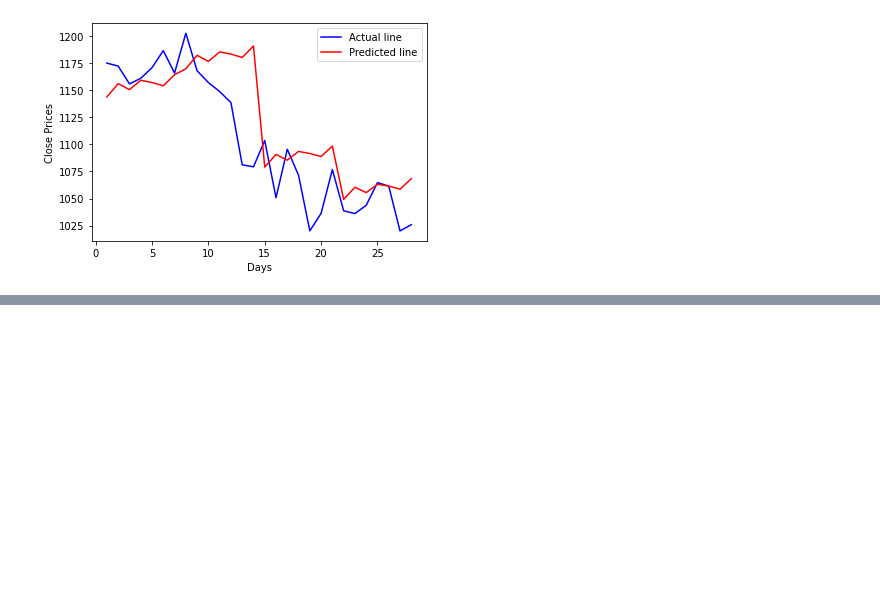
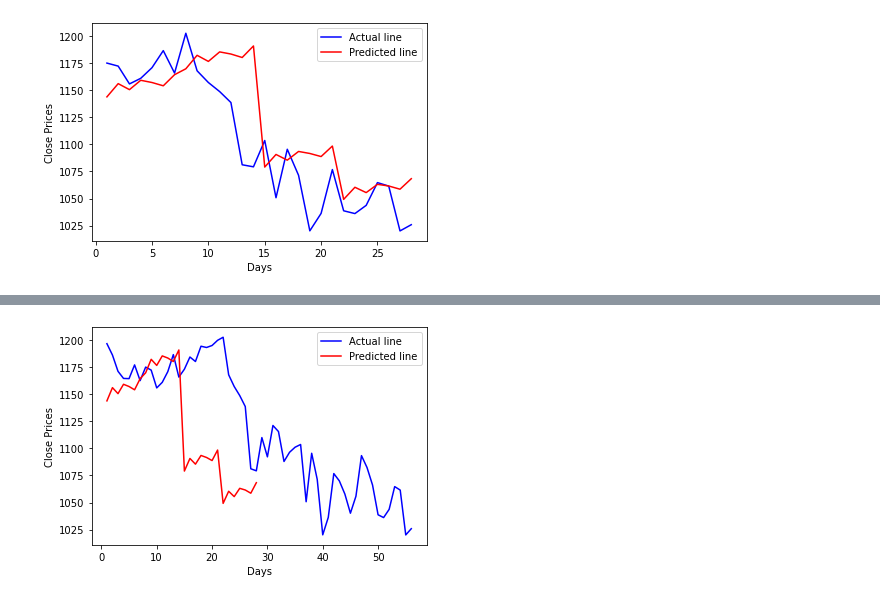
Before and after one commit to ENEmyr/autotrading, a Jupyter notebook: tdnn_model.ipynb, the cells around one changed output, grey strips where cells are left out. Saved outputs shown, nothing was run; the diff lists cells and outputs as text; code cells hidden in the pictures; blank space fills up the shorter version.

```diff
--- a/tdnn_model.ipynb
+++ b/tdnn_model.ipynb
@@ -176,0 +177,14 @@ plt.show()
+# %%
+actual_y = np.reshape(test_dataset['all_data'][:, :, 0], (-1, 1))
+actual_y.shape
+days = np.arange(1, len(actual_y)+1)
+plt.plot(days, actual_y, 'b', label='Actual line')
+# need to shift 7 days between each pred because the labels was made from the future values of close price in 7 days
+days = np.arange(1, len(close_pred)+1)
+plt.plot(days, close_pred, 'r', label='Predicted line')
+plt.xlabel('Days')
+plt.ylabel('Close Prices')
+plt.legend()
+plt.show()
+# %% [output]
+[figure, added]
```
Also changed, not shown: parts of 1 cell of this notebook, 5 other files.
